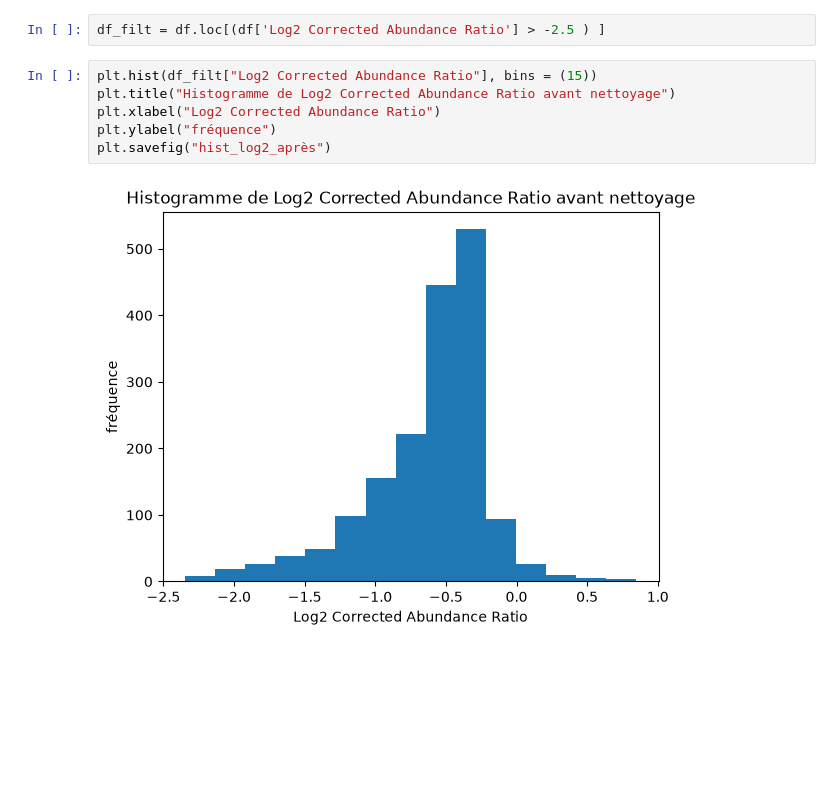
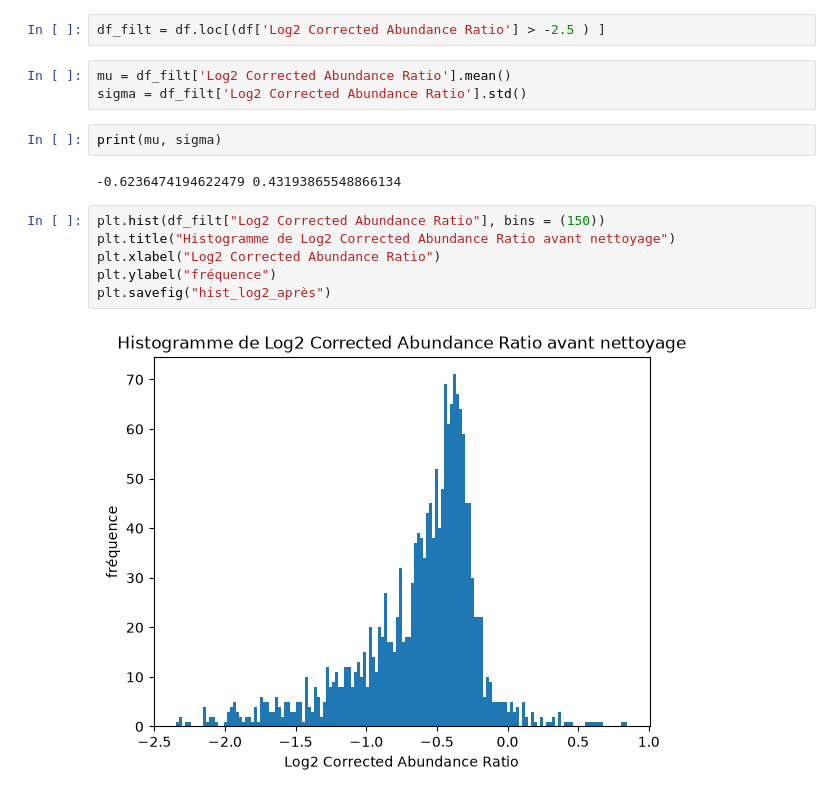
Before and after one commit to agathetassantof/tp-proteomics, a Jupyter notebook: TP.ipynb, the cells around one changed output. Saved outputs shown, nothing was run; the diff lists cells and outputs as text; blank space fills up the shorter version.

```diff
--- a/TP.ipynb
+++ b/TP.ipynb
@@ -53,10 +53,17 @@ plt.savefig("hist_log2_avant")
 # %%
 df_filt = df.loc[(df['Log2 Corrected Abundance Ratio'] > -2.5 ) ]
+# %%
+mu = df_filt['Log2 Corrected Abundance Ratio'].mean()
+sigma = df_filt['Log2 Corrected Abundance Ratio'].std()
+# %%
+print(mu, sigma)
+# %% [output]
+-0.6236474194622479 0.43193865548866134
 # %%
-plt.hist(df_filt["Log2 Corrected Abundance Ratio"], bins = (15))
+plt.hist(df_filt["Log2 Corrected Abundance Ratio"], bins = (150))
 plt.title("Histogramme de Log2 Corrected Abundance Ratio avant nettoyage")
 plt.xlabel("Log2 Corrected Abundance Ratio")
 plt.ylabel("fréquence")
 plt.savefig("hist_log2_après")
 # %% [output]
-[figure, old version]
+[figure, new version]
```
Also changed, not shown: parts of 2 cells of this notebook, 3 other files.
